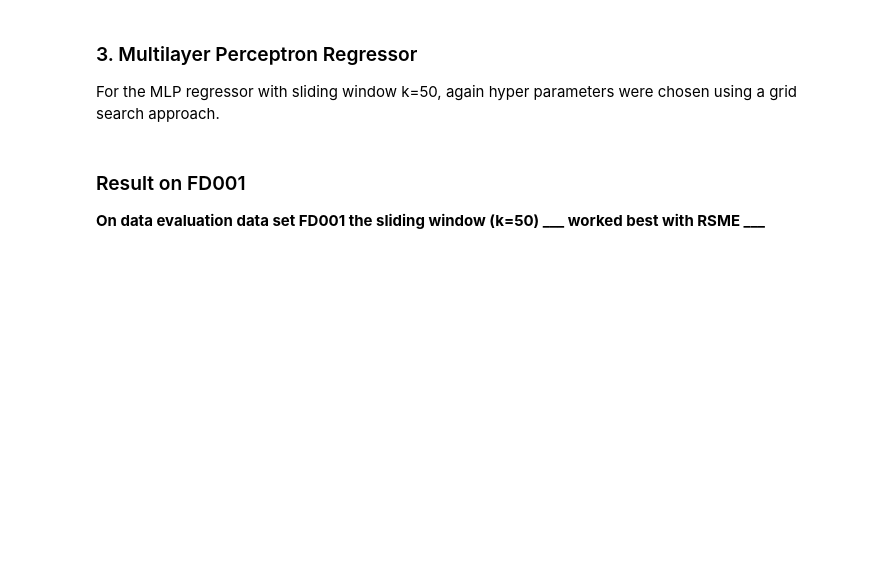
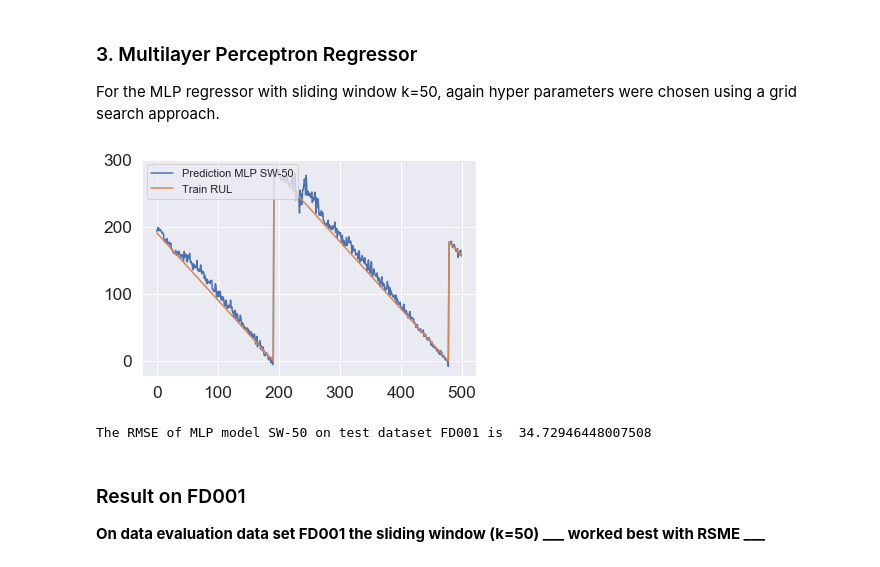
Before and after one commit to Gerdome/psda-group-4-assignment-1, a Jupyter notebook: taskset-1/task-9/PSDA_Task9.ipynb, the cells around one changed output. Drawn from its saved outputs; the diff is of its cells as text; code cells hidden in the pictures; blank space fills up the shorter version.

```diff
--- a/taskset-1/task-9/PSDA_Task9.ipynb
+++ b/taskset-1/task-9/PSDA_Task9.ipynb
@@ -564,19 +637,22 @@ print("The RMSE of RF model SW-50 on test dataset FD001 is ", rf_rmse)
 
 For the MLP regressor with sliding window k=50, again hyper parameters were chosen using a grid search approach.
 # %%
-mlp_model_sw50 = MLPRegressor(hidden_layer_sizes=1600, learning_rate='constant', learning_rate_init=0.01, max_iter=200)
+mlp_model_sw50 = MLPRegressor(hidden_layer_sizes=800, learning_rate='constant', learning_rate_init=0.01, max_iter=200)
 mlp_model_sw50.fit(x_sw50, y_sw50)
 mlp_prediction = mlp_model_sw50.predict(train_x_sw50)
 
 plt.plot(mlp_prediction[:500], label="Prediction MLP SW-50")
 plt.plot(train_FD001["rul"][:500], label="Train RUL")
 plt.legend(loc="upper left")
 plt.show()
 
 # Evaluate
 mlp_test_prediction = mlp_model_sw50.predict(test_input)
 mlp_rmse = np.sqrt(mean_squared_error(mlp_test_prediction, RUL_FD001.values.reshape(-1)))
 print("The RMSE of MLP model SW-50 on test dataset FD001 is ", mlp_rmse)
+# %% [output]
+[figure, added]
+The RMSE of MLP model SW-50 on test dataset FD001 is  34.72946448007508
 # %% [markdown]
 ### Result on FD001
 
```
Also changed, not shown: parts of 26 cells of this notebook, 37 other files.
